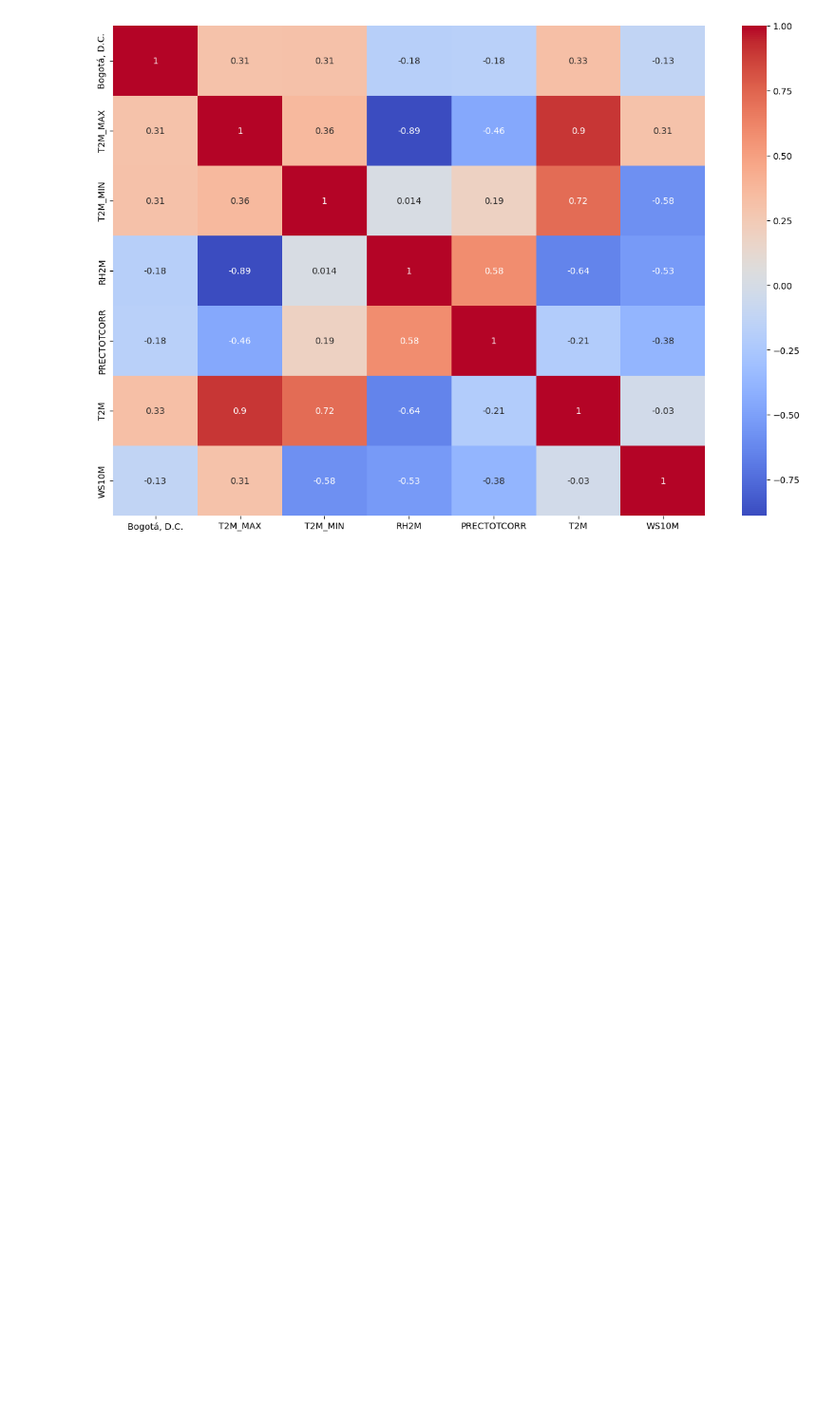
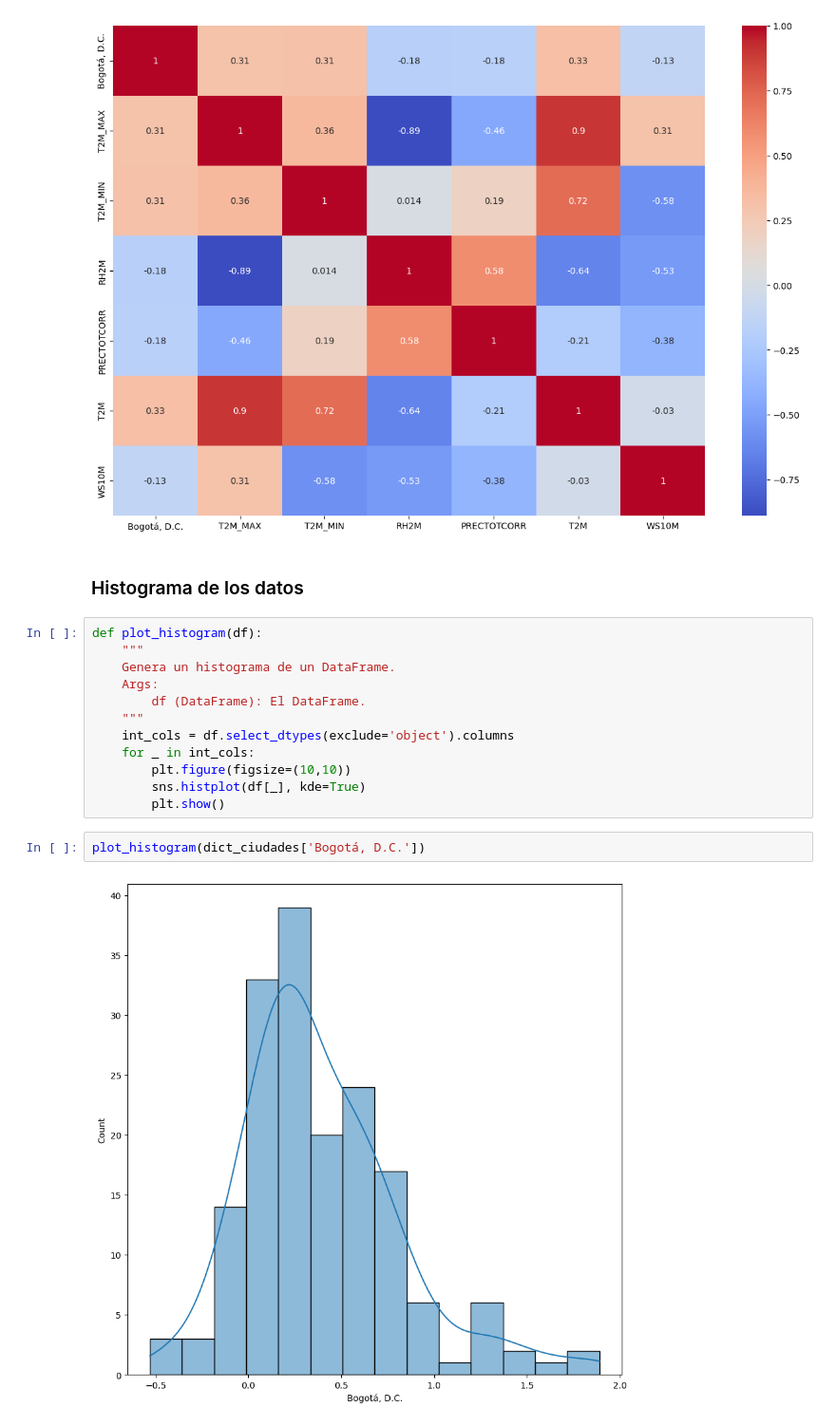
Before and after one commit to andersonjalvarado/Proyecto-IA-Javeriana, a Jupyter notebook: Proyecto.ipynb, the cells around one changed output. Shown at 95% size. Cells and saved outputs as stored; diff of their text form; blank space fills up the shorter version.

```diff
--- a/Proyecto.ipynb
+++ b/Proyecto.ipynb
@@ -409,3 +415,21 @@ def plot_heatmap(df):
 plot_heatmap(dict_ciudades['Bogotá, D.C.'])
 # %% [output]
 [figure]
+# %% [markdown]
+### Histograma de los datos
+# %%
+def plot_histogram(df):
+    """
+    Genera un histograma de un DataFrame.
+    Args:
+        df (DataFrame): El DataFrame.
+    """
+    int_cols = df.select_dtypes(exclude='object').columns
+    for _ in int_cols:
+        plt.figure(figsize=(10,10))
+        sns.histplot(df[_], kde=True)
+        plt.show()
+# %%
+plot_histogram(dict_ciudades['Bogotá, D.C.'])
+# %% [output]
+[figure, added]
```
Also changed, not shown: parts of 40 cells of this notebook.
